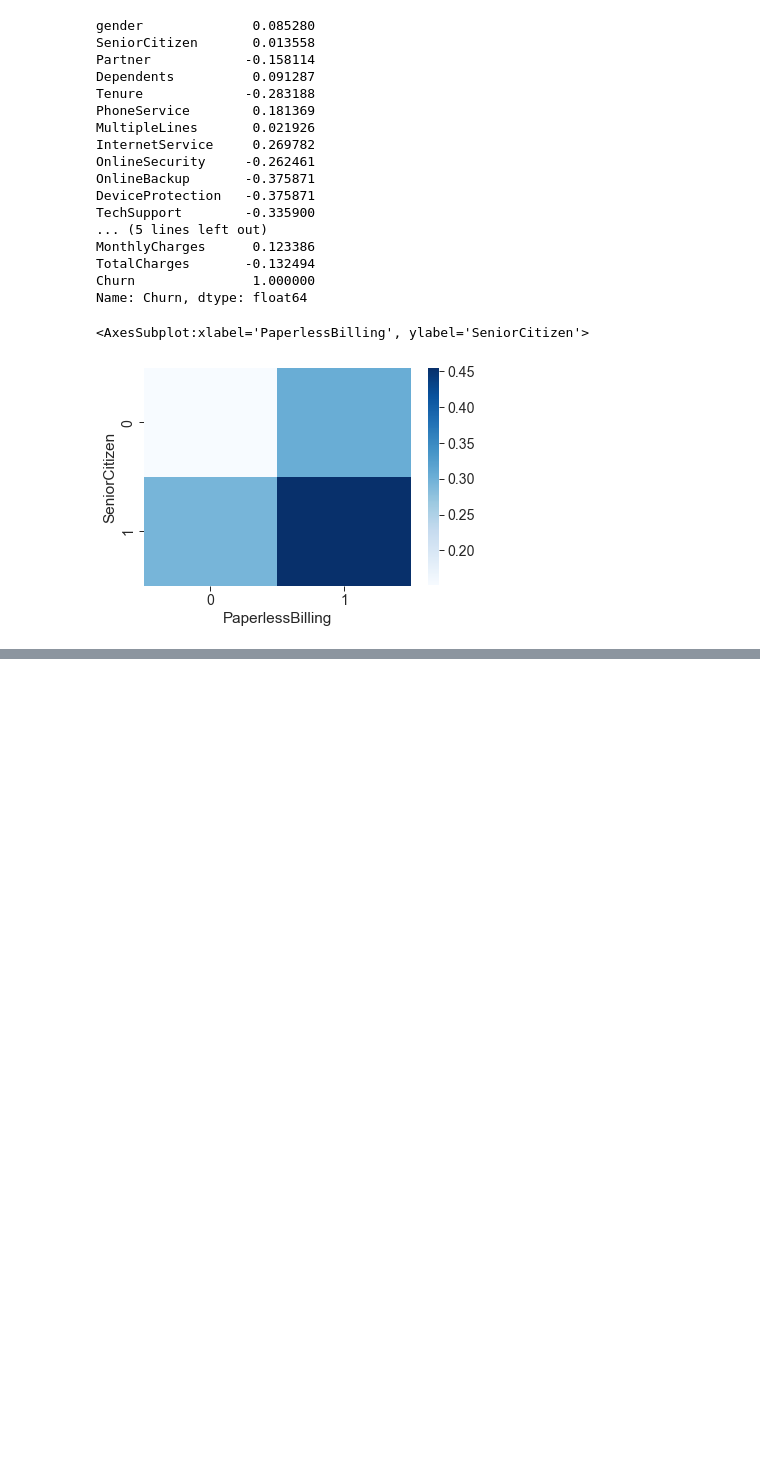
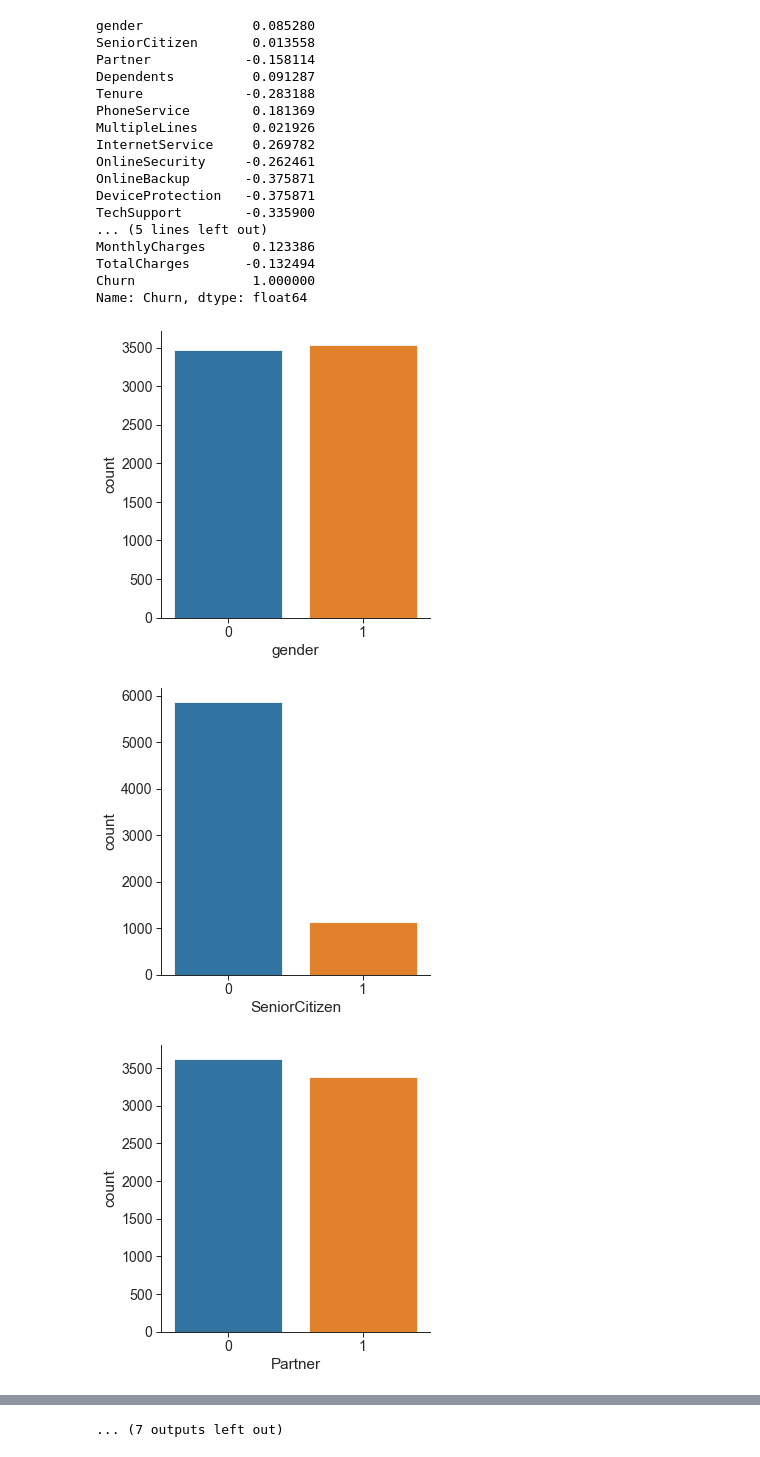
Before and after one commit to tiagoandre10/IA, a Jupyter notebook: Project_2/src/Telco Customer Churn.ipynb, the cells around one changed output, grey strips where cells are left out. Cells and saved outputs as stored; diff of their text form; code cells hidden in the pictures; blank space fills up the shorter version.

Commit message:
added DecisionTreeClassifier, small changes to Churn notebook

```diff
--- a/Project_2/src/Telco Customer Churn.ipynb
+++ b/Project_2/src/Telco Customer Churn.ipynb
@@ -100,9 +100,10 @@ MonthlyCharges      0.123386
 TotalCharges       -0.132494
 Churn               1.000000
 Name: Churn, dtype: float64
-# %%
-churn_hm = churn_data.pivot_table(index='SeniorCitizen', columns='PaperlessBilling', values='Churn')
-sb.heatmap(churn_hm, cmap='Blues')
-# %% [output]
-<AxesSubplot:xlabel='PaperlessBilling', ylabel='SeniorCitizen'>
-[figure, removed]
+# %%
+for column in churn_data.columns[1:np.size(churn_data.columns)-1]:
+    sb.catplot(x=column, data=churn_data, kind="count")
+# %% [output]
+[figure, added]
+[figure, added]
+[figure, added]
@@ -108,0 +119 @@ sb.heatmap(churn_hm, cmap='Blues')
+... (7 outputs left out)
```
Also changed, not shown: parts of 1 cell of this notebook, 1 other file.
